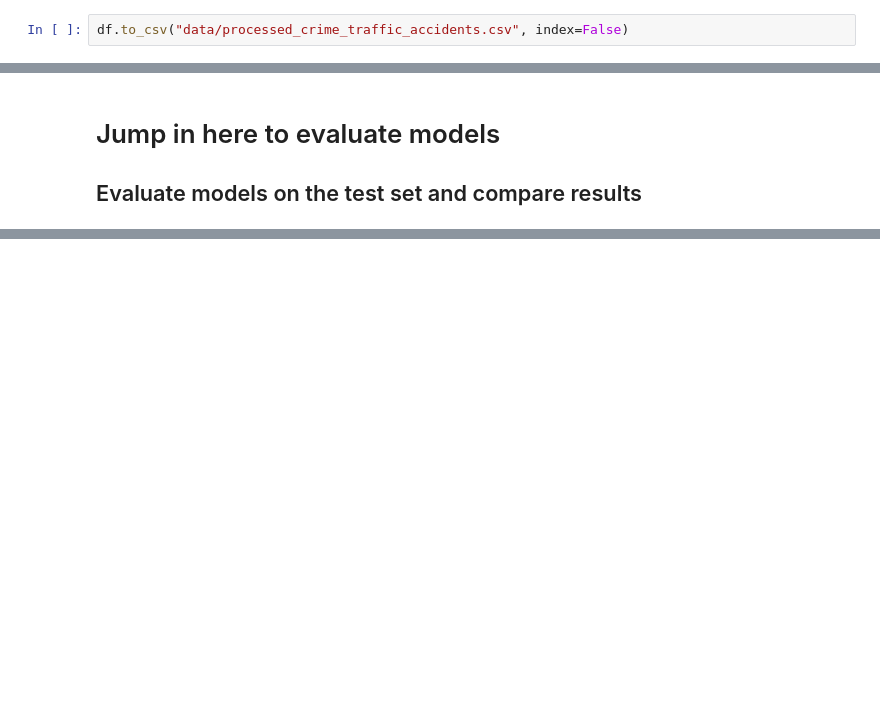
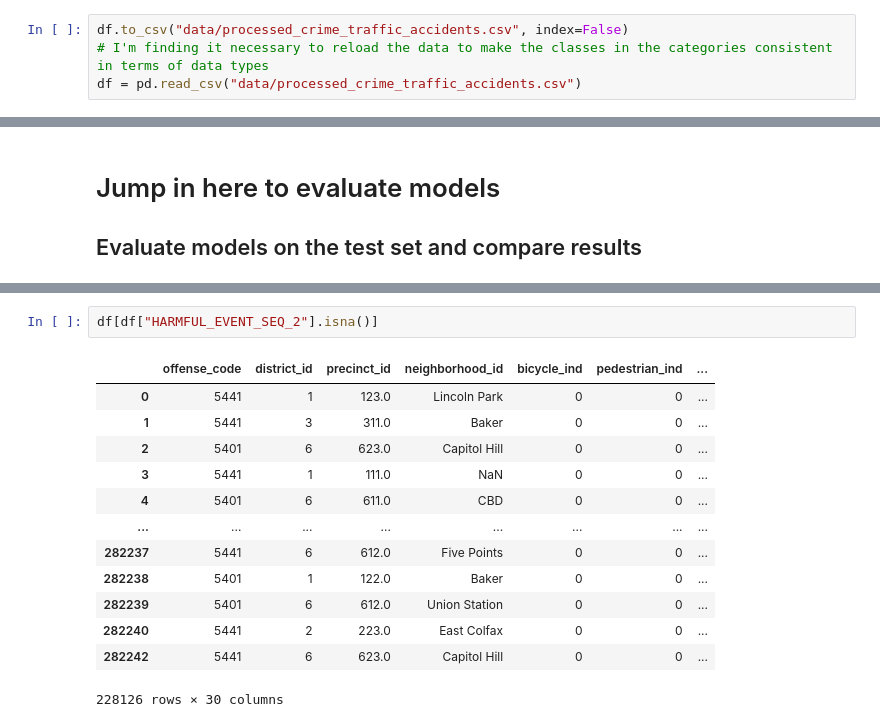
Before and after one commit to mevers303/csci4930-group-project-denver-traffic, a Jupyter notebook: project.ipynb, the cells around one changed output, grey strips where cells are left out. Saved outputs shown, nothing was run; the diff lists cells and outputs as text; blank space fills up the shorter version.

```diff
--- a/project.ipynb
+++ b/project.ipynb
@@ -263,3 +288,5 @@ Extracting time features...
 ## Save the cleaned dataframe to a new CSV file
 # %%
 df.to_csv("data/processed_crime_traffic_accidents.csv", index=False)
+# I'm finding it necessary to reload the data to make the classes in the categories consistent in terms of data types
+df = pd.read_csv("data/processed_crime_traffic_accidents.csv")
@@ -833,0 +963,16 @@ Confusion Matrix:
+# %%
+df[df["HARMFUL_EVENT_SEQ_2"].isna()]
+# %% [output]
+|  | offense_code | district_id | precinct_id | neighborhood_id | bicycle_ind | pedestrian_ind | ... |
+| 0 | 5441 | 1 | 123.0 | Lincoln Park | 0 | 0 | ... |
+| 1 | 5441 | 3 | 311.0 | Baker | 0 | 0 | ... |
+| 2 | 5401 | 6 | 623.0 | Capitol Hill | 0 | 0 | ... |
+| 3 | 5441 | 1 | 111.0 | NaN | 0 | 0 | ... |
+| 4 | 5401 | 6 | 611.0 | CBD | 0 | 0 | ... |
+| ... | ... | ... | ... | ... | ... | ... | ... |
+| 282237 | 5441 | 6 | 612.0 | Five Points | 0 | 0 | ... |
+| 282238 | 5401 | 1 | 122.0 | Baker | 0 | 0 | ... |
+| 282239 | 5401 | 6 | 612.0 | Union Station | 0 | 0 | ... |
+| 282240 | 5441 | 2 | 223.0 | East Colfax | 0 | 0 | ... |
+| 282242 | 5441 | 6 | 623.0 | Capitol Hill | 0 | 0 | ... |
+228126 rows × 30 columns
```
Also changed, not shown: parts of 10 cells of this notebook, 1 other file.
